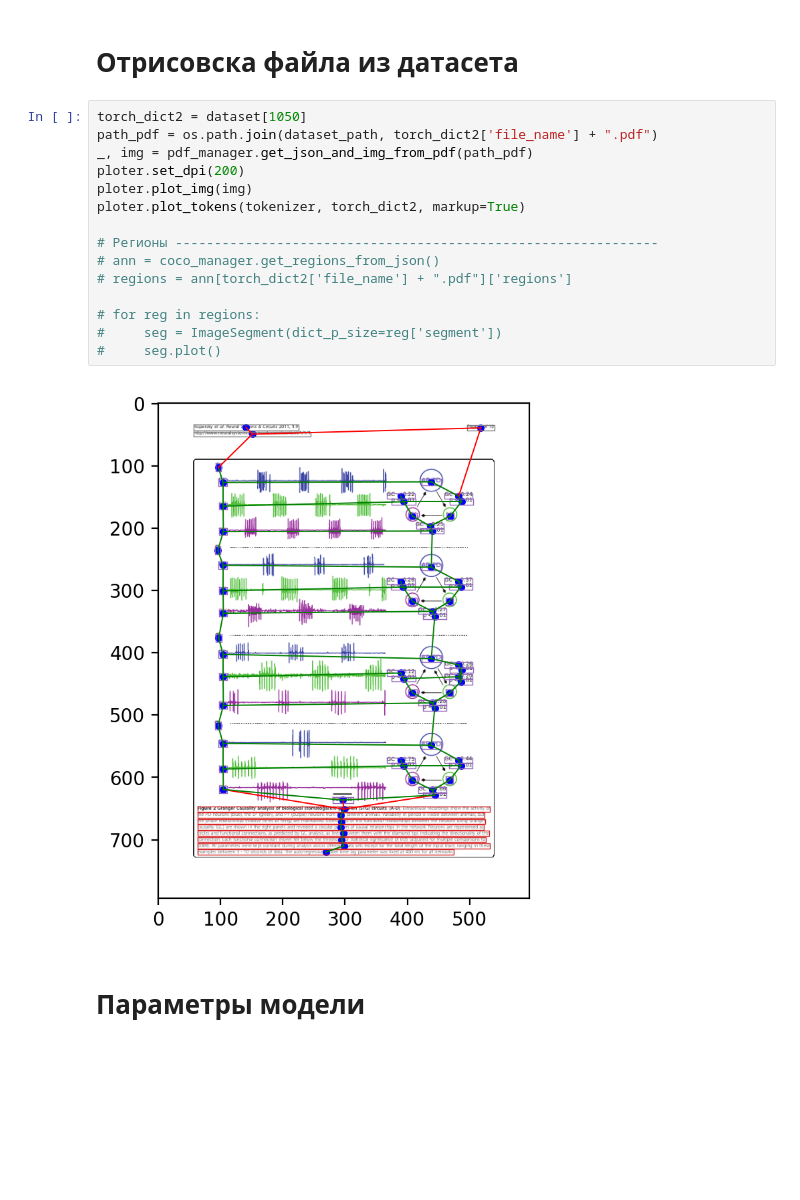
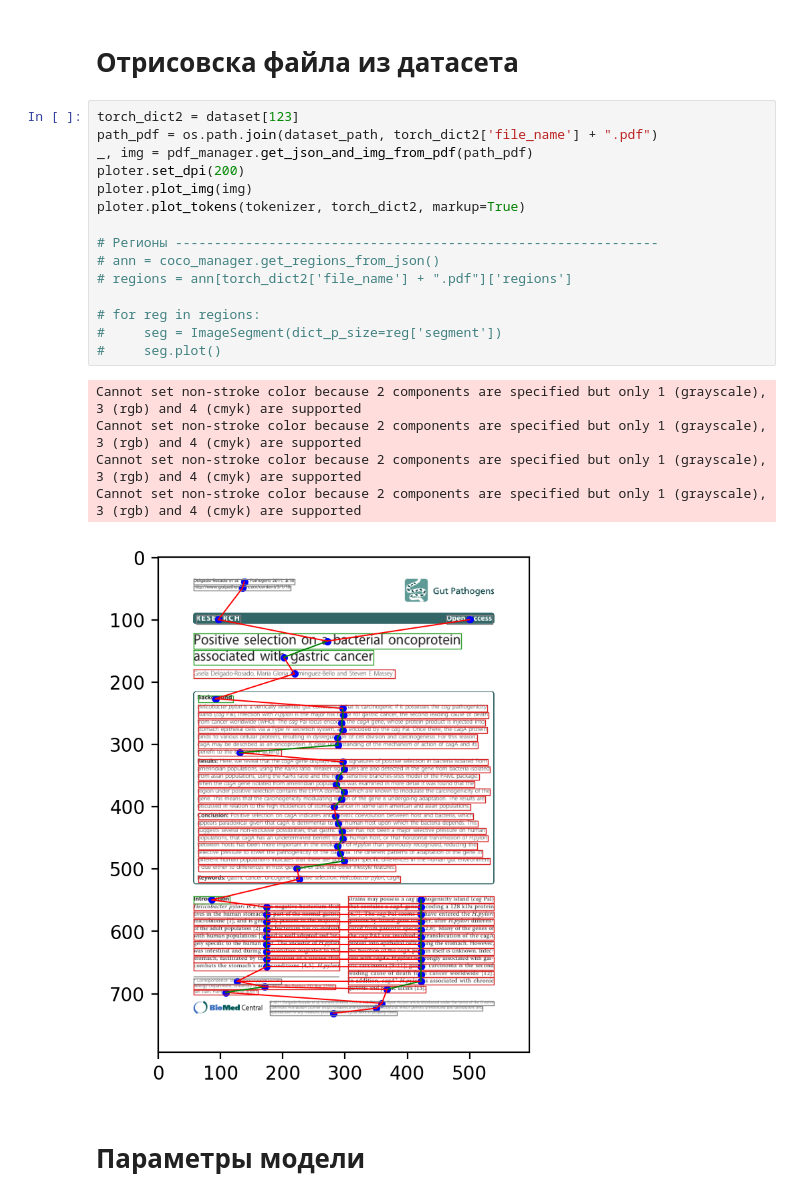
Before and after one commit to YRL-AIDA/rows2regionsGLAM, a Jupyter notebook: notebooks/rows2regions_model.ipynb, the cells around one changed output. Saved outputs shown, nothing was run; the diff lists cells and outputs as text; blank space fills up the shorter version.

```diff
--- a/notebooks/rows2regions_model.ipynb
+++ b/notebooks/rows2regions_model.ipynb
@@ -349,22 +378,26 @@ for i, d in enumerate(dataset):
 # %% [markdown]
 # Отрисовска файла из датасета
 # %%
-torch_dict2 = dataset[1050]
+torch_dict2 = dataset[123]
 path_pdf = os.path.join(dataset_path, torch_dict2['file_name'] + ".pdf")
 _, img = pdf_manager.get_json_and_img_from_pdf(path_pdf)
 ploter.set_dpi(200)
 ploter.plot_img(img)
 ploter.plot_tokens(tokenizer, torch_dict2, markup=True)
 
 # Регионы --------------------------------------------------------------
 # ann = coco_manager.get_regions_from_json()
 # regions = ann[torch_dict2['file_name'] + ".pdf"]['regions']
 
 # for reg in regions:
 #     seg = ImageSegment(dict_p_size=reg['segment'])
 #     seg.plot()
 # %% [output]
+Cannot set non-stroke color because 2 components are specified but only 1 (grayscale), 3 (rgb) and 4 (cmyk) are supported
+Cannot set non-stroke color because 2 components are specified but only 1 (grayscale), 3 (rgb) and 4 (cmyk) are supported
+Cannot set non-stroke color because 2 components are specified but only 1 (grayscale), 3 (rgb) and 4 (cmyk) are supported
+Cannot set non-stroke color because 2 components are specified but only 1 (grayscale), 3 (rgb) and 4 (cmyk) are supported
-[figure, old version]
+[figure, new version]
 # %% [markdown]
 # Параметры модели
 # %%
```
Also changed, not shown: parts of 10 cells of this notebook.
